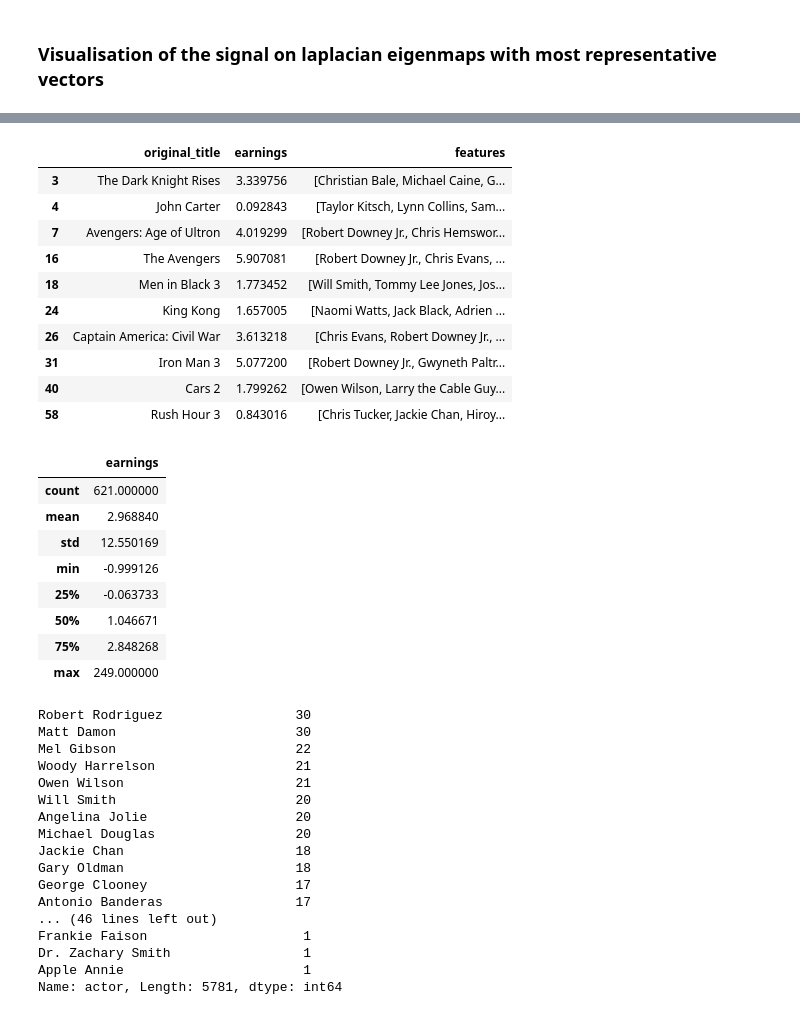
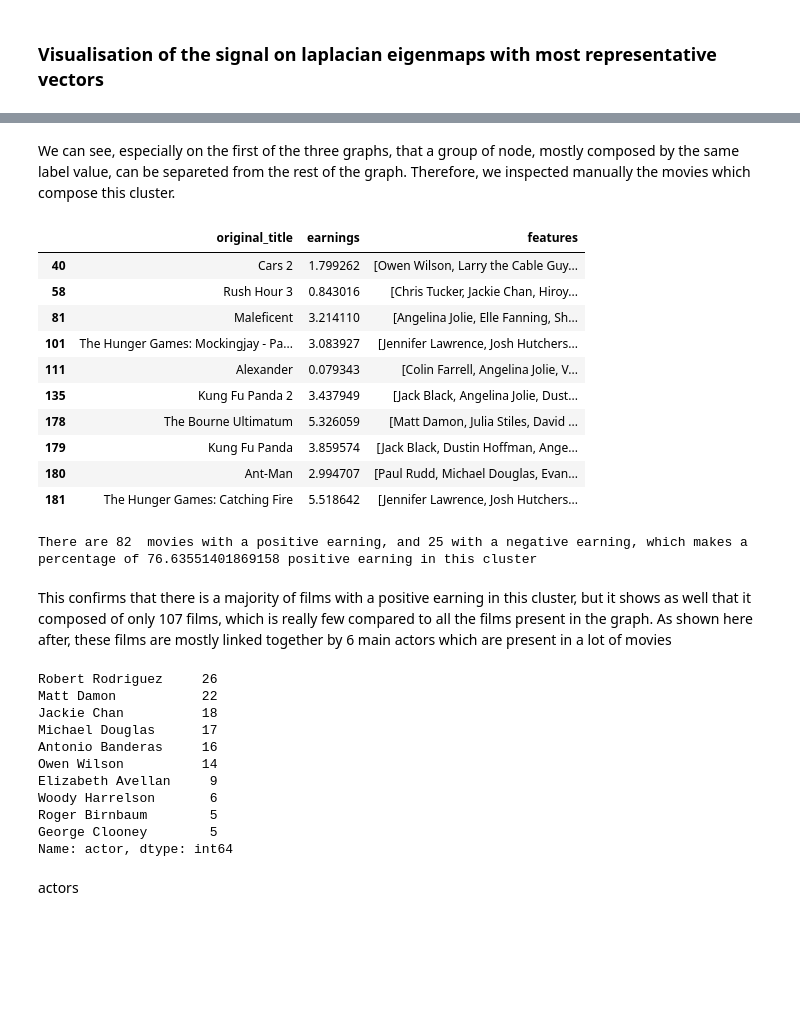
Before and after one commit to rocari96/NTDS-project, a Jupyter notebook: notebook.ipynb, the cells around one changed output, grey strips where cells are left out. Saved outputs shown, nothing was run; the diff lists cells and outputs as text; code cells hidden in the pictures; blank space fills up the shorter version.

Commit message:
Add comments on cluster, GFT, and other things

```diff
--- a/notebook.ipynb
+++ b/notebook.ipynb
@@ -1542,55 +1575,51 @@ for i in range(4):
+# %% [markdown]
+We can see, especially on the first of the three graphs, that a group of node, mostly composed by the same label value, can be separeted from the rest of the graph. Therefore, we inspected manually the movies which compose this cluster.
 # %%
 # Manual check of which of the features are commun within cluster
-list_of_list = np.argwhere(U_norm_brh_no_comp_avg[:,index_eig[2]]>0.01).tolist()
+list_of_list = np.argwhere(U_norm_brh_no_comp_avg[:,index_eig[2]]>0.03).tolist()
 flat_list = [item for sublist in list_of_list for item in sublist]
 cluster = movies_bc_brh_no_comp.iloc[flat_list]
 cluster.head(10)
 # %% [output]
 |  | original_title | earnings | features |
-| 3 | The Dark Knight Rises | 3.339756 | [Christian Bale, Michael Caine, G... |
-| 4 | John Carter | 0.092843 | [Taylor Kitsch, Lynn Collins, Sam... |
-| 7 | Avengers: Age of Ultron | 4.019299 | [Robert Downey Jr., Chris Hemswor... |
-| 16 | The Avengers | 5.907081 | [Robert Downey Jr., Chris Evans, ... |
-| 18 | Men in Black 3 | 1.773452 | [Will Smith, Tommy Lee Jones, Jos... |
-| 24 | King Kong | 1.657005 | [Naomi Watts, Jack Black, Adrien ... |
-| 26 | Captain America: Civil War | 3.613218 | [Chris Evans, Robert Downey Jr., ... |
-| 31 | Iron Man 3 | 5.077200 | [Robert Downey Jr., Gwyneth Paltr... |
 | 40 | Cars 2 | 1.799262 | [Owen Wilson, Larry the Cable Guy... |
 | 58 | Rush Hour 3 | 0.843016 | [Chris Tucker, Jackie Chan, Hiroy... |
+| 81 | Maleficent | 3.214110 | [Angelina Jolie, Elle Fanning, Sh... |
+| 101 | The Hunger Games: Mockingjay - Pa... | 3.083927 | [Jennifer Lawrence, Josh Hutchers... |
+| 111 | Alexander | 0.079343 | [Colin Farrell, Angelina Jolie, V... |
+| 135 | Kung Fu Panda 2 | 3.437949 | [Jack Black, Angelina Jolie, Dust... |
+| 178 | The Bourne Ultimatum | 5.326059 | [Matt Damon, Julia Stiles, David ... |
+| 179 | Kung Fu Panda | 3.859574 | [Jack Black, Dustin Hoffman, Ange... |
+| 180 | Ant-Man | 2.994707 | [Paul Rudd, Michael Douglas, Evan... |
+| 181 | The Hunger Games: Catching Fire | 5.518642 | [Jennifer Lawrence, Josh Hutchers... |
-# %%
-cluster.describe()
-# %% [output]
-|  | earnings |
-| count | 621.000000 |
-| mean | 2.968840 |
-| std | 12.550169 |
-| min | -0.999126 |
-| 25% | -0.063733 |
-| 50% | 1.046671 |
-| 75% | 2.848268 |
-| max | 249.000000 |
+# %%
+nbOfPosEarnings = cluster[cluster['earnings'] > 0].count()[0]
+nbOfNegEarnings = cluster[cluster['earnings'] < 0].count()[0]
+
+
+print('There are', nbOfPosEarnings, ' movies with a positive earning, and', nbOfNegEarnings, 'with a negative earning, which makes a percentage of', nbOfPosEarnings/(nbOfNegEarnings+nbOfPosEarnings)*100,'positive earnings in this cluster')
+# %% [output]
+There are 82  movies with a positive earning, and 25 with a negative earning, which makes a percentage of 76.63551401869158 positive earning in this cluster
+# %% [markdown]
+This confirms that there is a majority of films with a positive earning in this cluster, but it shows as well that it composed of only 107 films, which is really few compared to all the films present in the graph. As shown here after, these films are mostly linked together by 6 main actors which are present in a lot of movies
 # %%
 list_of_list = cluster.features.tolist()
 flat_list = [item for sublist in list_of_list for item in sublist]
 actors = pd.DataFrame(flat_list)
 actors.columns = ['actor']
 appearences = actors.actor.value_counts()
-appearences
+appearences.head(10)
 # %% [output]
-Robert Rodriguez                 30
-Matt Damon                       30
-Mel Gibson                       22
-Woody Harrelson                  21
-Owen Wilson                      21
-Will Smith                       20
-Angelina Jolie                   20
-Michael Douglas                  20
-Jackie Chan                      18
-Gary Oldman                      18
-George Clooney                   17
-Antonio Banderas                 17
-... (46 lines left out)
-Frankie Faison                    1
-Dr. Zachary Smith                 1
-Apple Annie                       1
-Name: actor, Length: 5781, dtype: int64
+Robert Rodriguez     26
+Matt Damon           22
+Jackie Chan          18
+Michael Douglas      17
+Antonio Banderas     16
+Owen Wilson          14
+Elizabeth Avellan     9
+Woody Harrelson       6
+Roger Birnbaum        5
+George Clooney        5
+Name: actor, dtype: int64
+# %% [markdown]
+actors
```
Also changed, not shown: parts of 17 cells of this notebook, 1 other file.
